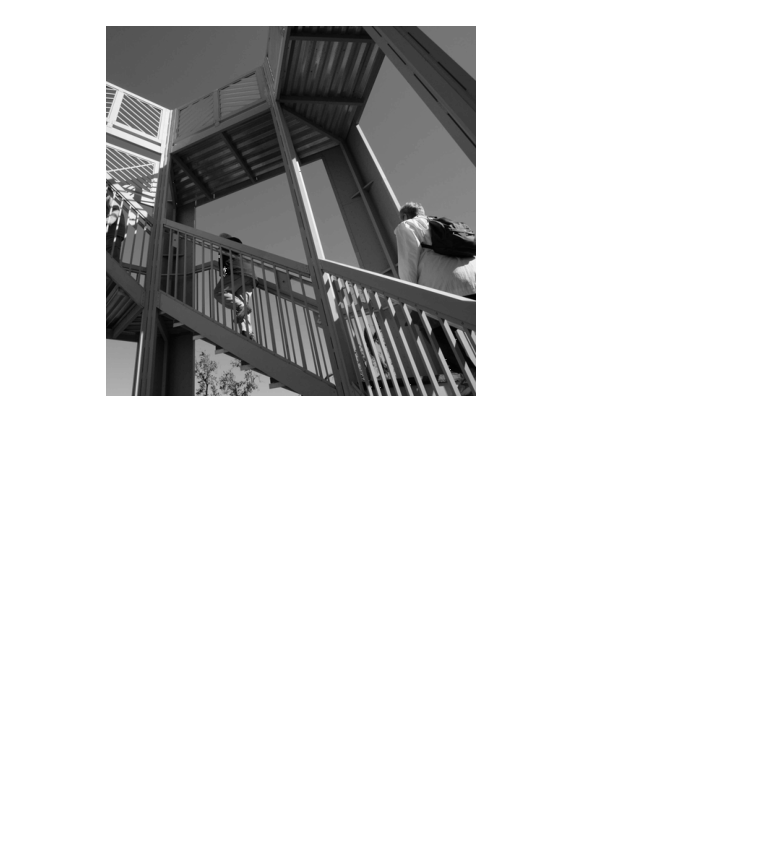
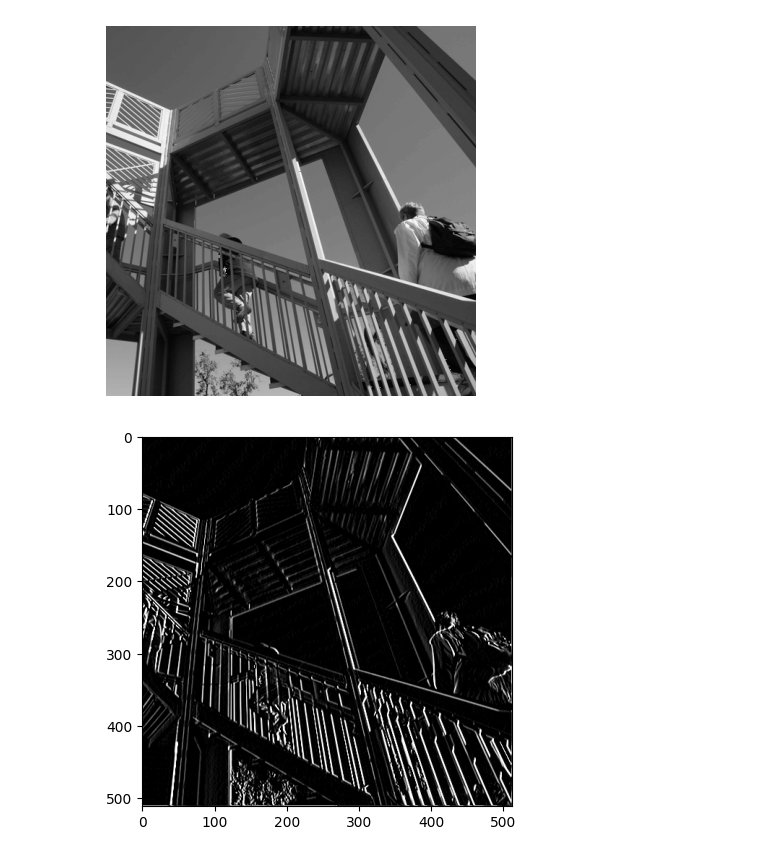
Before and after one commit to greapis/jaeha-shim, a Jupyter notebook: Third ML model.ipynb, the cells around one changed output. Drawn from its saved outputs; the diff is of its cells as text; code cells hidden in the pictures; blank space fills up the shorter version.

```diff
--- a/Third ML model.ipynb
+++ b/Third ML model.ipynb
@@ -102,3 +102,13 @@ for x in range(1, size_x-1):
       if(output_pixel>255):
         output_pixel=255
       i_transformed[x, y] = output_pixel
+# %%
+# Plot the image. Note the size of the axes -- they are 512 by 512
+
+plt.gray()
+plt.grid(False)
+plt.imshow(i_transformed)
+# plt.axis('off')
+plt.show()
+# %% [output]
+[figure, added]
```
Also changed, not shown: parts of 3 cells of this notebook.
